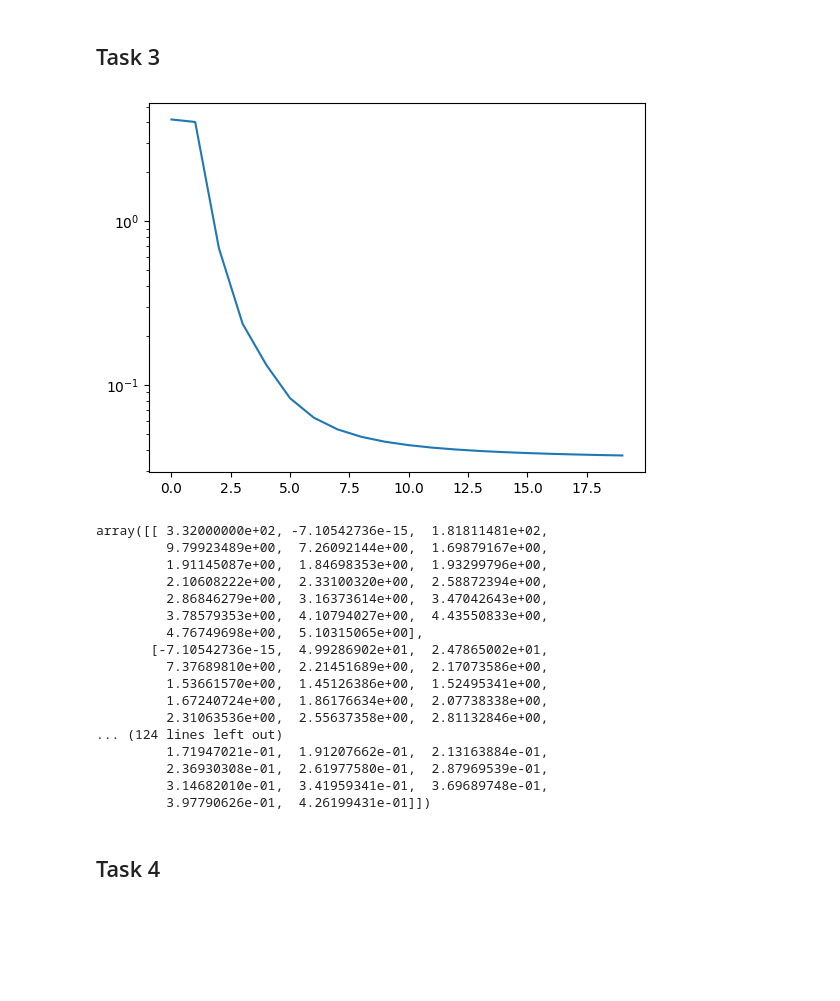
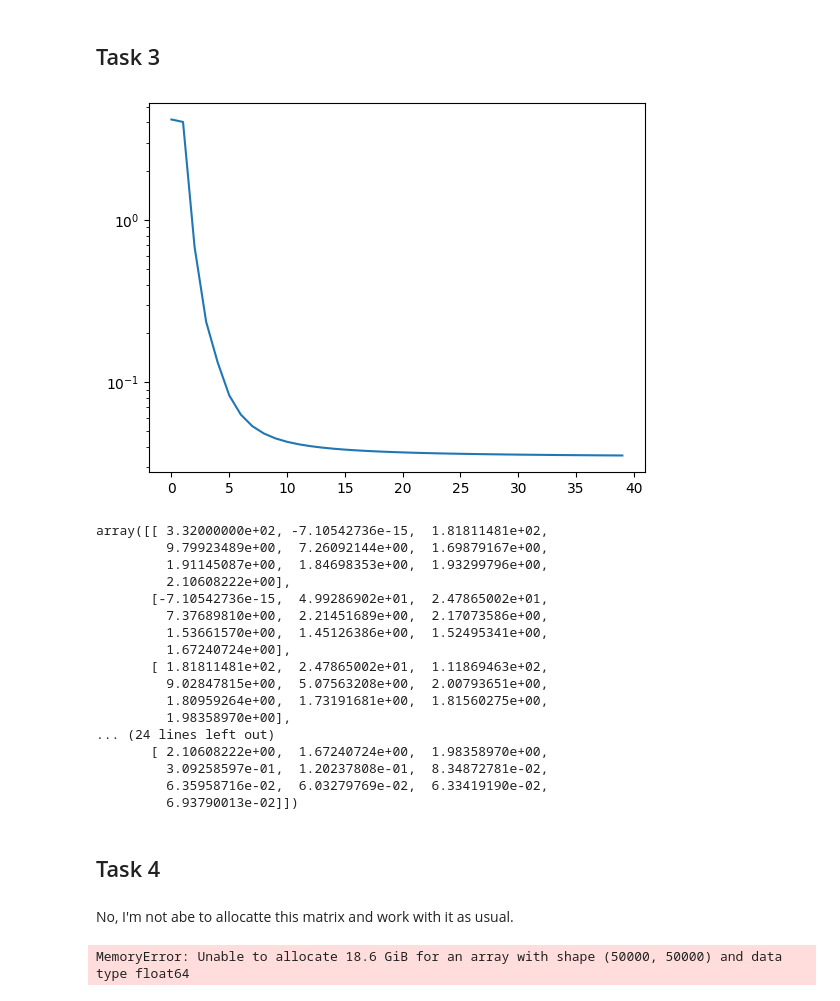
Before and after one commit to mrFendel/NumMethods, a Jupyter notebook: Hometasks/Assignment_5/tasks/Assignment5.ipynb, the cells around one changed output. Cells and saved outputs as stored; diff of their text form; code cells hidden in the pictures; blank space fills up the shorter version.

```diff
--- a/Hometasks/Assignment_5/tasks/Assignment5.ipynb
+++ b/Hometasks/Assignment_5/tasks/Assignment5.ipynb
@@ -39,55 +39,54 @@ plt.legend()
 # %%
 def CG(A, rhs, x, steps):
     res = []
     r = A.dot(x) - rhs
     d = r.copy()
     d_array = [d]
     for i in range(steps):
         alpha = r.dot(r) / d.dot(A @ d)
         x = x - alpha * r
         r_next = A.dot(x) - rhs
         beta = r_next.dot(r_next) / r.dot(r)
         d = r_next + beta * d
         d_array.append(d)
         res = np.append(res, np.linalg.norm(r_next))
         r = r_next
     return res, d_array
 
 
 A = np.array([[3, 2], [2, 6]])
 rhs = np.array([2, -8])
 x0 = np.array([0, 0])
-N = 20
-res, d_array = CG(A, rhs, x0, 20)
+res, d_array = CG(A, rhs, x0, 40)
 
 plt.plot(res)
 plt.yscale('log')
 # %% [output]
-[figure, old version]
+[figure, new version]
 # %%
+N = 10
 D = np.zeros((N, N))
 for i in range(N):
     for j in range(N):
         D[i,j] = d_array[i].T @ A.dot(d_array[j])
-
 D
 # %% [output]
 array([[ 3.32000000e+02, -7.10542736e-15,  1.81811481e+02,
          9.79923489e+00,  7.26092144e+00,  1.69879167e+00,
          1.91145087e+00,  1.84698353e+00,  1.93299796e+00,
-         2.10608222e+00,  2.33100320e+00,  2.58872394e+00,
-         2.86846279e+00,  3.16373614e+00,  3.47042643e+00,
-         3.78579353e+00,  4.10794027e+00,  4.43550833e+00,
-         4.76749698e+00,  5.10315065e+00],
+         2.10608222e+00],
        [-7.10542736e-15,  4.99286902e+01,  2.47865002e+01,
          7.37689810e+00,  2.21451689e+00,  2.17073586e+00,
          1.53661570e+00,  1.45126386e+00,  1.52495341e+00,
-         1.67240724e+00,  1.86176634e+00,  2.07738338e+00,
-         2.31063536e+00,  2.55637358e+00,  2.81132846e+00,
-... (124 lines left out)
-         1.71947021e-01,  1.91207662e-01,  2.13163884e-01,
-         2.36930308e-01,  2.61977580e-01,  2.87969539e-01,
-         3.14682010e-01,  3.41959341e-01,  3.69689748e-01,
-         3.97790626e-01,  4.26199431e-01]])
+         1.67240724e+00],
+       [ 1.81811481e+02,  2.47865002e+01,  1.11869463e+02,
+         9.02847815e+00,  5.07563208e+00,  2.00793651e+00,
+         1.80959264e+00,  1.73191681e+00,  1.81560275e+00,
+         1.98358970e+00],
+... (24 lines left out)
+       [ 2.10608222e+00,  1.67240724e+00,  1.98358970e+00,
+         3.09258597e-01,  1.20237808e-01,  8.34872781e-02,
+         6.35958716e-02,  6.03279769e-02,  6.33419190e-02,
+         6.93790013e-02]])
 # %% [markdown]
 ## Task 4
@@ -93,0 +99,11 @@ array([[ 3.32000000e+02, -7.10542736e-15,  1.81811481e+02,
+# %% [markdown]
+No, I'm not abe to allocatte this matrix and work with it as usual.
+# %%
+d, v, s, b = data['d'], data['v'], data['s'], data['b']
+v1 = np.array(v[:, 0])
+v2 = np.array(v[:,1])
+d = np.array(d)
+
+np.diag(d) + s[0]*v1.multiply(v1.T) + s[1]*v2.multiply(v2.T)
+# %% [output]
+MemoryError: Unable to allocate 18.6 GiB for an array with shape (50000, 50000) and data type float64
```
Also changed, not shown: parts of 4 cells of this notebook.
